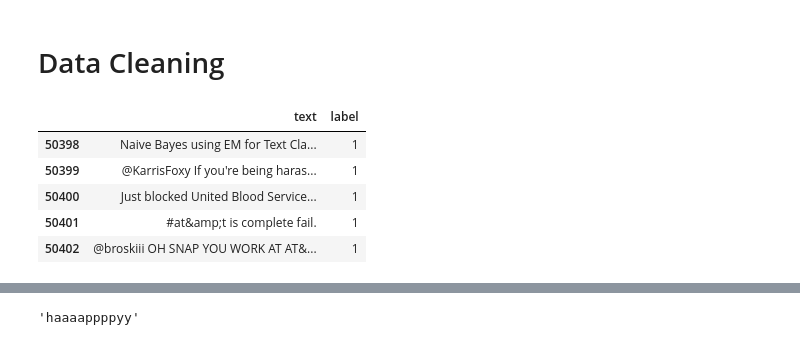
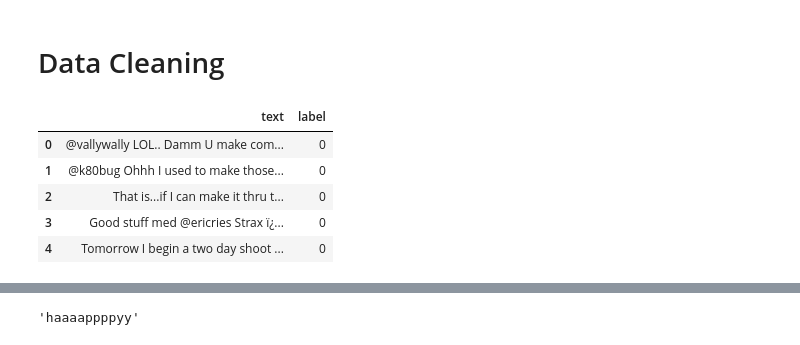
Before and after one commit to apandey86/capstone_community_problems, a Jupyter notebook: data_preprocessing2.ipynb, the cells around one changed output, grey strips where cells are left out. Saved outputs shown, nothing was run; the diff lists cells and outputs as text; code cells hidden in the pictures.

```diff
--- a/data_preprocessing2.ipynb
+++ b/data_preprocessing2.ipynb
@@ -126,11 +130,11 @@ master_df.to_csv('master_df_snmnt_&cmplnts.csv', index = False)
 # %%
 #Read
 master_df = pd.read_csv('master_df_snmnt_&cmplnts.csv')
-master_df.tail(100).head()
+master_df.head()
 # %% [output]
 |  | text | label |
-| 50398 | Naive Bayes using EM for Text Cla... | 1 |
-| 50399 | @KarrisFoxy If you're being haras... | 1 |
-| 50400 | Just blocked United Blood Service... | 1 |
-| 50401 | #at&amp;t is complete fail. | 1 |
-| 50402 | @broskiii OH SNAP YOU WORK AT AT&... | 1 |
+| 0 | @vallywally LOL.. Damm U make com... | 0 |
+| 1 | @k80bug Ohhh I used to make those... | 0 |
+| 2 | That is...if I can make it thru t... | 0 |
+| 3 | Good stuff med @ericries Strax ï¿... | 0 |
+| 4 | Tomorrow I begin a two day shoot ... | 0 |
```
Also changed, not shown: parts of 36 cells of this notebook.
